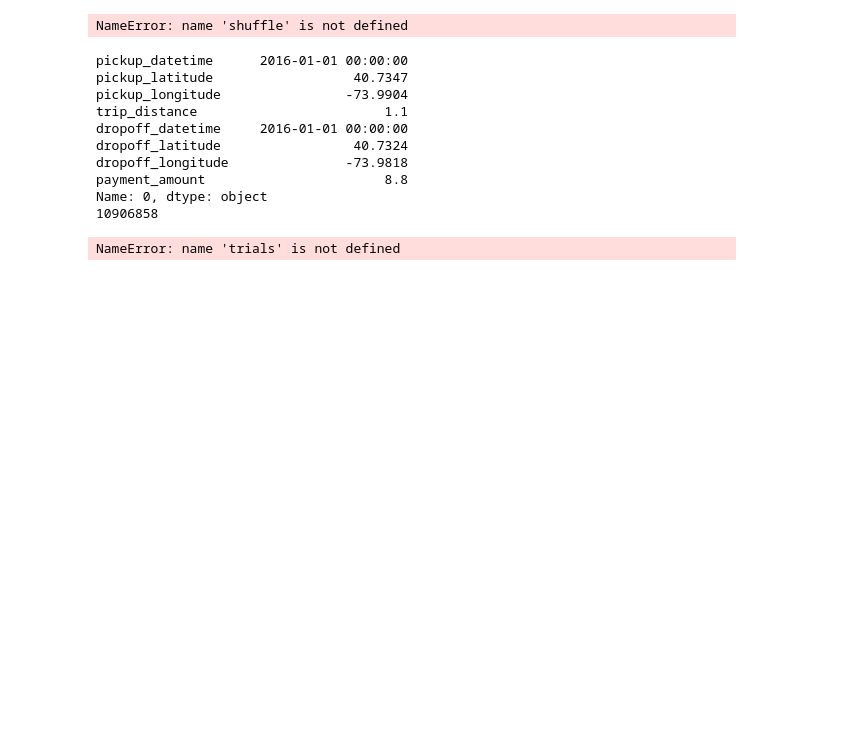
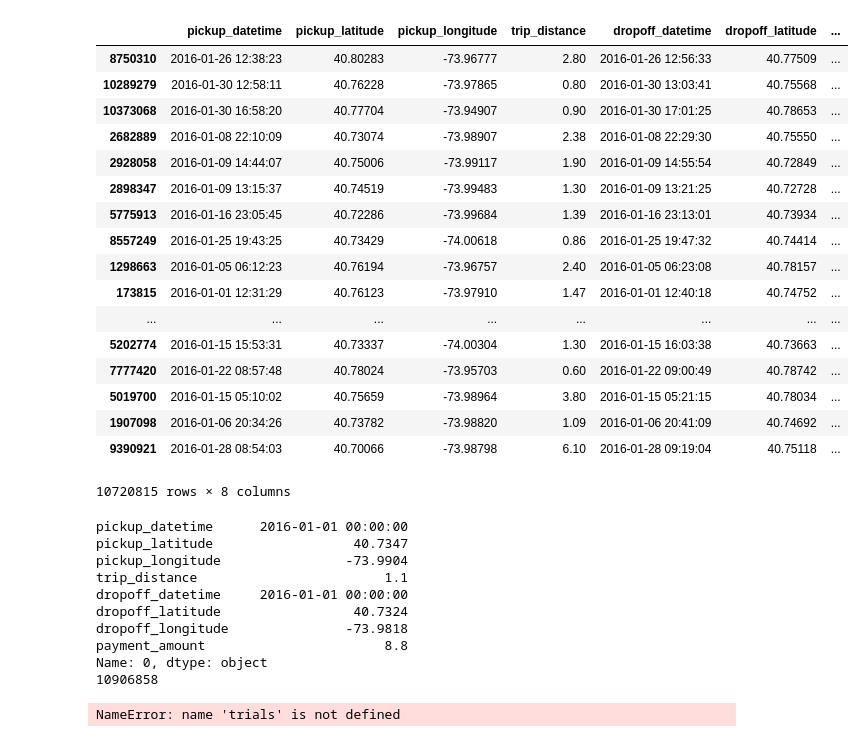
Before and after one commit to fagan2888/pafnutys-taxi, a Jupyter notebook: the_business.ipynb, the cells around one changed output. Drawn from its saved outputs; the diff is of its cells as text; code cells hidden in the pictures; blank space fills up the shorter version.

```diff
--- a/the_business.ipynb
+++ b/the_business.ipynb
@@ -20,12 +20,29 @@ del raw['payment_type']
 # %%
 # convert pickup_dtatetime to datetime
 raw["pickup_datetime"] = pd.to_datetime(raw["pickup_datetime"])
 raw["dropoff_datetime"] = pd.to_datetime(raw["dropoff_datetime"])
 raw = raw[(raw["pickup_longitude"] > -80) & (raw["pickup_longitude"] < -60)
             & (raw["dropoff_longitude"] > -80) & (raw["dropoff_longitude"] < -60)
             & (raw["pickup_latitude"] > 30) & (raw["pickup_latitude"] < 50)
             & (raw["dropoff_latitude"] > 30) & (raw["dropoff_latitude"] < 50)]
-shuffle(raw)
+raw = raw.sample(frac=1)
 raw
 # %% [output]
+|  | pickup_datetime | pickup_latitude | pickup_longitude | trip_distance | dropoff_datetime | dropoff_latitude | ... |
+| 8750310 | 2016-01-26 12:38:23 | 40.80283 | -73.96777 | 2.80 | 2016-01-26 12:56:33 | 40.77509 | ... |
+| 10289279 | 2016-01-30 12:58:11 | 40.76228 | -73.97865 | 0.80 | 2016-01-30 13:03:41 | 40.75568 | ... |
+| 10373068 | 2016-01-30 16:58:20 | 40.77704 | -73.94907 | 0.90 | 2016-01-30 17:01:25 | 40.78653 | ... |
+| 2682889 | 2016-01-08 22:10:09 | 40.73074 | -73.98907 | 2.38 | 2016-01-08 22:29:30 | 40.75550 | ... |
+| 2928058 | 2016-01-09 14:44:07 | 40.75006 | -73.99117 | 1.90 | 2016-01-09 14:55:54 | 40.72849 | ... |
+| 2898347 | 2016-01-09 13:15:37 | 40.74519 | -73.99483 | 1.30 | 2016-01-09 13:21:25 | 40.72728 | ... |
+| 5775913 | 2016-01-16 23:05:45 | 40.72286 | -73.99684 | 1.39 | 2016-01-16 23:13:01 | 40.73934 | ... |
+| 8557249 | 2016-01-25 19:43:25 | 40.73429 | -74.00618 | 0.86 | 2016-01-25 19:47:32 | 40.74414 | ... |
+| 1298663 | 2016-01-05 06:12:23 | 40.76194 | -73.96757 | 2.40 | 2016-01-05 06:23:08 | 40.78157 | ... |
+| 173815 | 2016-01-01 12:31:29 | 40.76123 | -73.97910 | 1.47 | 2016-01-01 12:40:18 | 40.74752 | ... |
+| ... | ... | ... | ... | ... | ... | ... | ... |
+| 5202774 | 2016-01-15 15:53:31 | 40.73337 | -74.00304 | 1.30 | 2016-01-15 16:03:38 | 40.73663 | ... |
+| 7777420 | 2016-01-22 08:57:48 | 40.78024 | -73.95703 | 0.60 | 2016-01-22 09:00:49 | 40.78742 | ... |
+| 5019700 | 2016-01-15 05:10:02 | 40.75659 | -73.98964 | 3.80 | 2016-01-15 05:21:15 | 40.78034 | ... |
+| 1907098 | 2016-01-06 20:34:26 | 40.73782 | -73.98820 | 1.09 | 2016-01-06 20:41:09 | 40.74692 | ... |
+| 9390921 | 2016-01-28 08:54:03 | 40.70066 | -73.98798 | 6.10 | 2016-01-28 09:19:04 | 40.75118 | ... |
-NameError: name 'shuffle' is not defined
+10720815 rows × 8 columns
```
Also changed, not shown: parts of 2 cells of this notebook.
